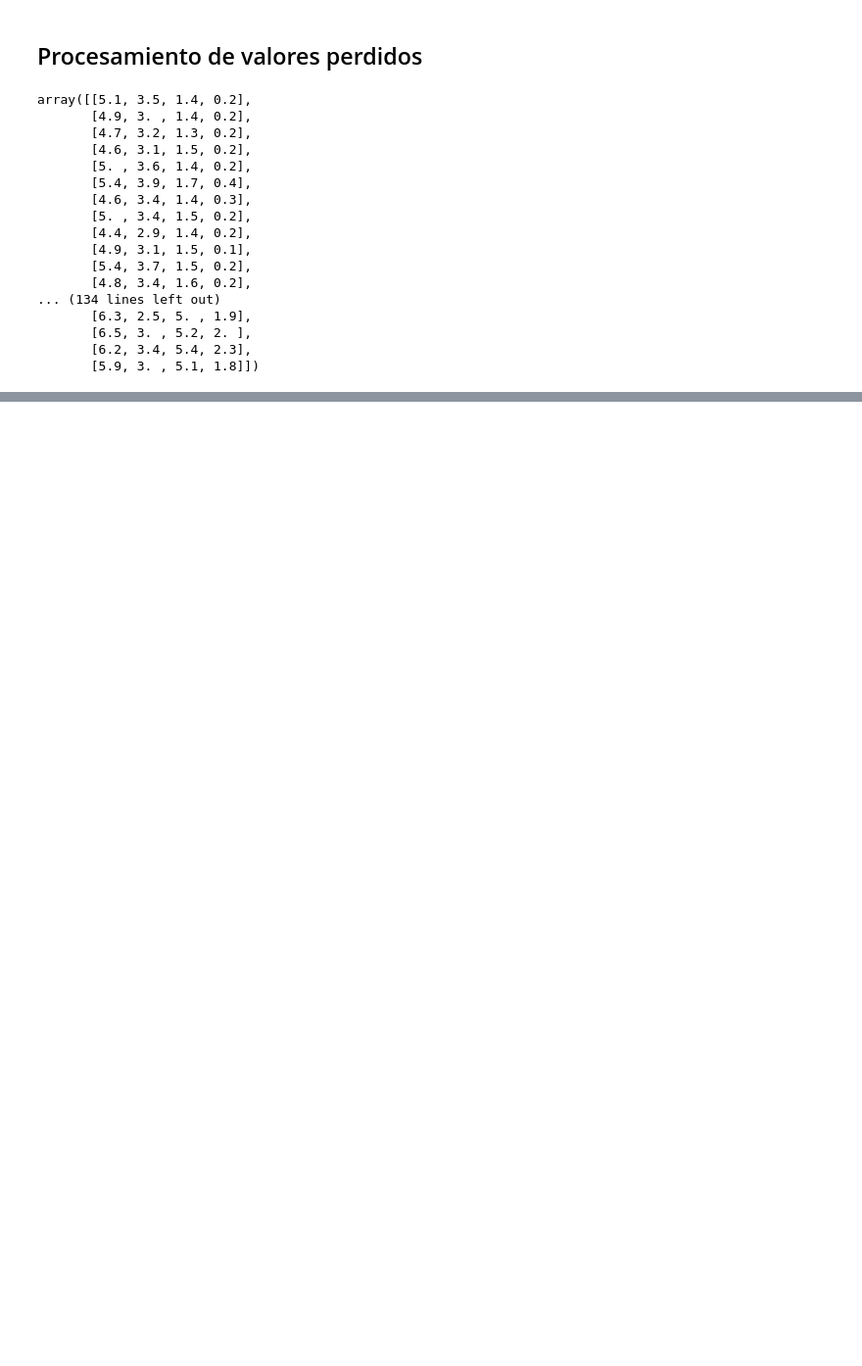
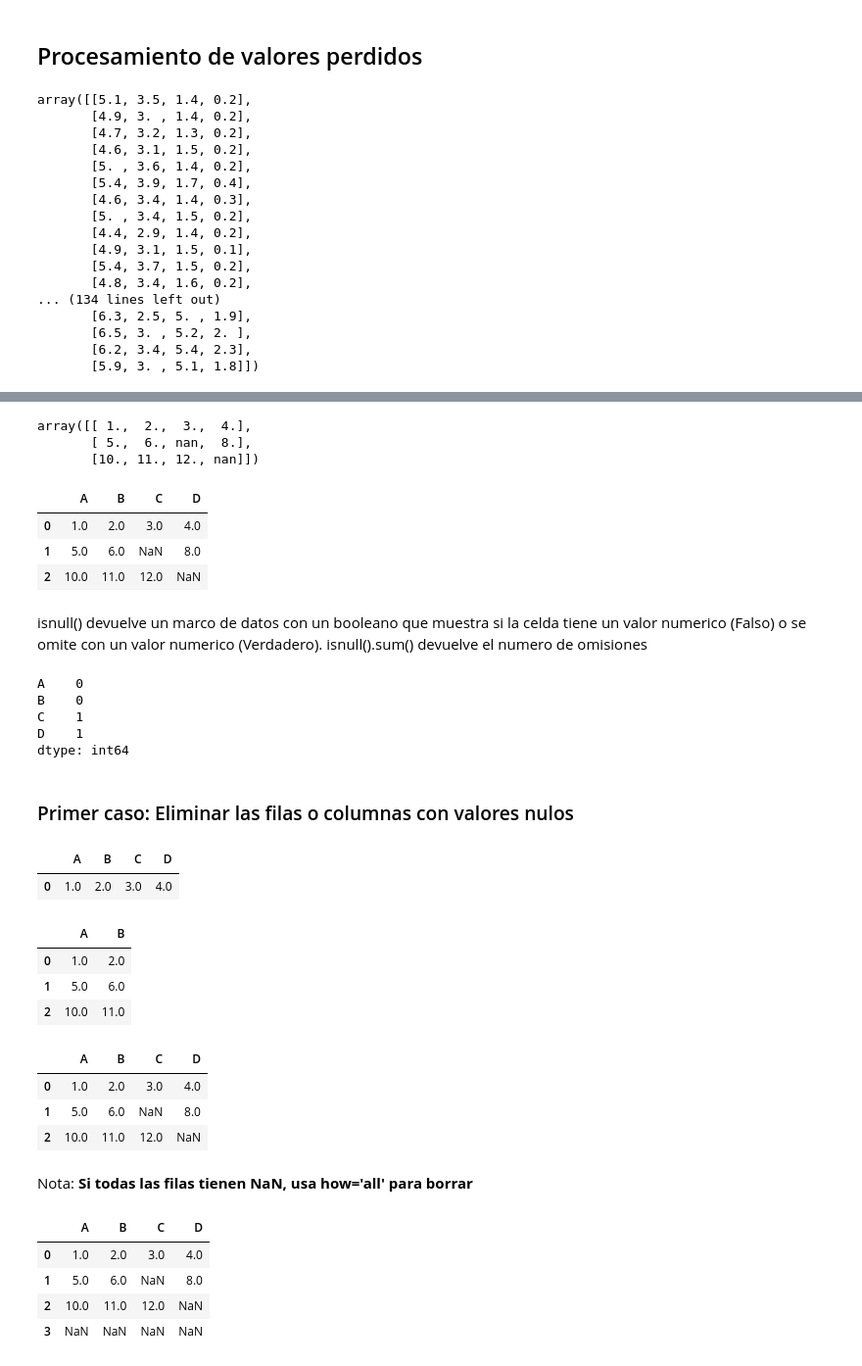
Before and after one commit to sebastianzzab/Curso-SIC, a Jupyter notebook: Semana 14/Clase 1.ipynb, the cells around one changed output, grey strips where cells are left out. Shown at 98% size. Cells and saved outputs as stored; diff of their text form; code cells hidden in the pictures; blank space fills up the shorter version.

```diff
--- a/Semana 14/Clase 1.ipynb
+++ b/Semana 14/Clase 1.ipynb
@@ -339,0 +347,15 @@ AttributeError: columns
+# %%
+data = [[1.0,2.0,3.0,4.0],[5.0,6.0,np.nan,8.0],[10.0,11.0,12.0,np.nan]]
+# %%
+np.array(data)
+# %% [output]
+array([[ 1.,  2.,  3.,  4.],
+       [ 5.,  6., nan,  8.],
+       [10., 11., 12., nan]])
+# %%
+pd.DataFrame(np.array(data), columns=['A','B','C','D'])
+# %% [output]
+|  | A | B | C | D |
+| 0 | 1.0 | 2.0 | 3.0 | 4.0 |
+| 1 | 5.0 | 6.0 | NaN | 8.0 |
+| 2 | 10.0 | 11.0 | 12.0 | NaN |
@@ -339,0 +364,18 @@ AttributeError: columns
+# %% [markdown]
+isnull() devuelve un marco de datos con un booleano que muestra si la celda tiene un valor numerico (Falso) o se omite con un valor numerico (Verdadero).
+isnull().sum() devuelve el numero de omisiones
+# %%
+df.isnull().sum()
+# %% [output]
+A    0
+B    0
+C    1
+D    1
+dtype: int64
+# %% [markdown]
+### Primer caso: Eliminar las filas o columnas con valores nulos
+# %%
+df.dropna() # axis=0 es el valor por defecto, por lo que la fila con el valor NaN se elimina
+# %% [output]
+|  | A | B | C | D |
+| 0 | 1.0 | 2.0 | 3.0 | 4.0 |
@@ -339,0 +384,27 @@ AttributeError: columns
+# %%
+df.dropna(axis=1, inplace=True) # Elimina las columnas con valores nulos
+df
+# %% [output]
+|  | A | B |
+| 0 | 1.0 | 2.0 |
+| 1 | 5.0 | 6.0 |
+| 2 | 10.0 | 11.0 |
+# %%
+df = pd.DataFrame(np.array(data), columns=['A','B','C','D'])
+df
+# %% [output]
+|  | A | B | C | D |
+| 0 | 1.0 | 2.0 | 3.0 | 4.0 |
+| 1 | 5.0 | 6.0 | NaN | 8.0 |
+| 2 | 10.0 | 11.0 | 12.0 | NaN |
+# %% [markdown]
+Nota: **Si todas las filas tienen NaN, usa how='all' para borrar**
+# %%
+df.loc[3]=[np.nan,np.nan,np.nan,np.nan]
+df
+# %% [output]
+|  | A | B | C | D |
+| 0 | 1.0 | 2.0 | 3.0 | 4.0 |
+| 1 | 5.0 | 6.0 | NaN | 8.0 |
+| 2 | 10.0 | 11.0 | 12.0 | NaN |
+| 3 | NaN | NaN | NaN | NaN |
```
Also changed, not shown: parts of 24 cells of this notebook.
